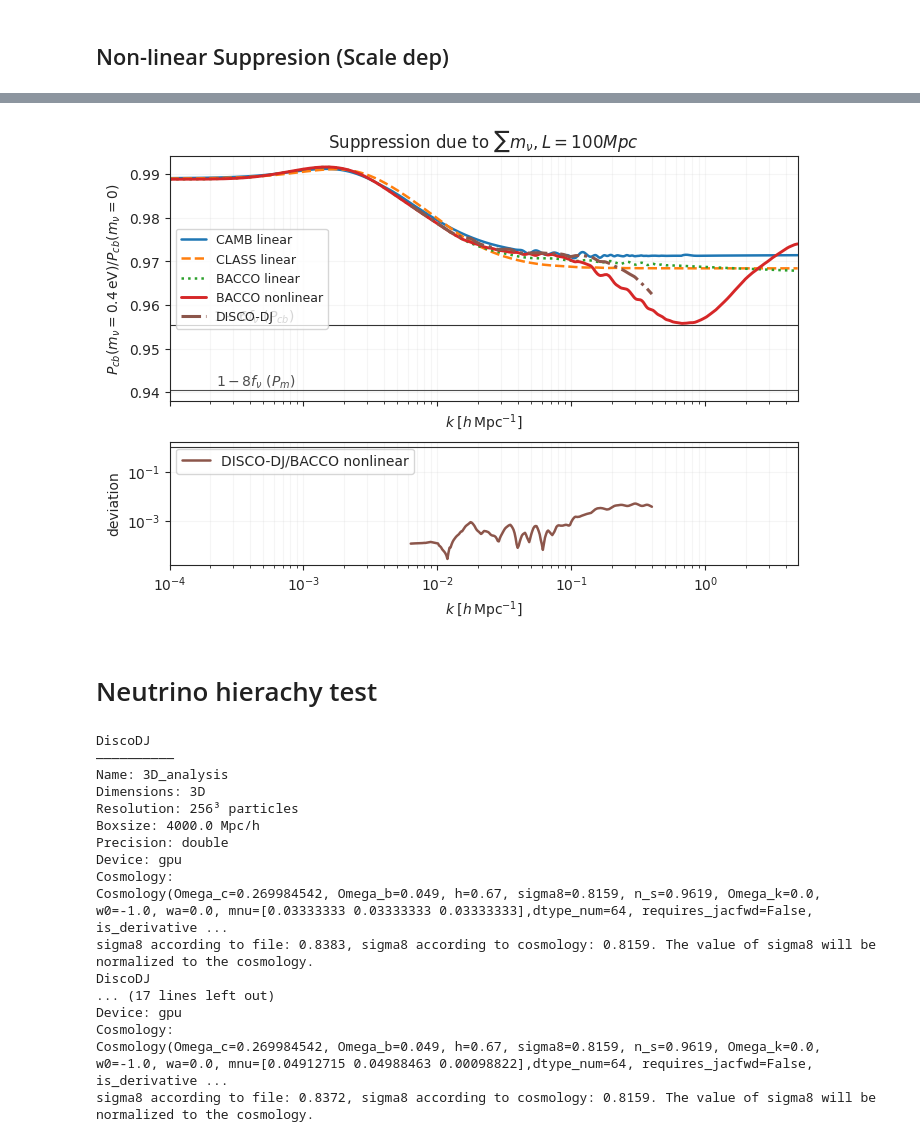
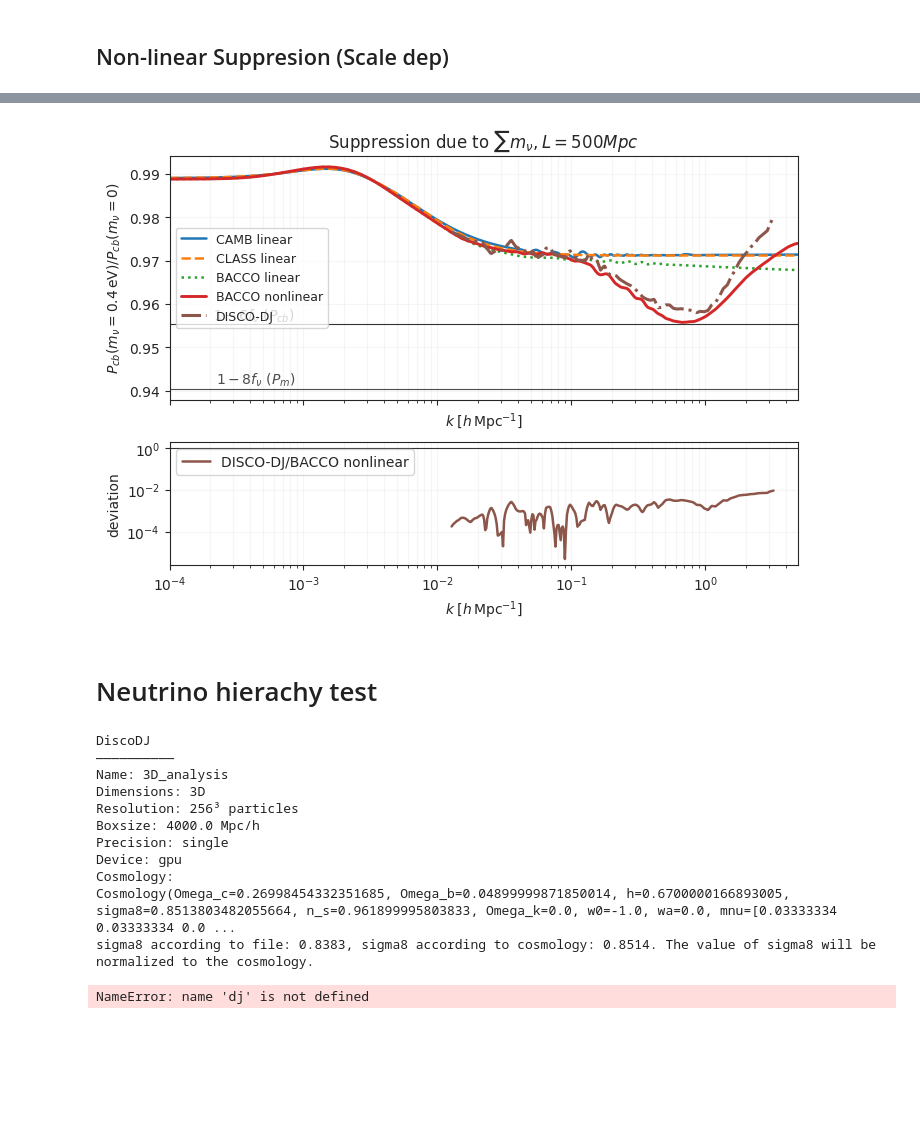
Before and after one commit to Xantyos13/DISCO-DJ, a Jupyter notebook: Neutrinos/Power_comparaison.ipynb, the cells around one changed output, grey strips where cells are left out. Cells and saved outputs as stored; diff of their text form; code cells hidden in the pictures; blank space fills up the shorter version.

Commit message:
Better precision + plots

```diff
--- a/Neutrinos/Power_comparaison.ipynb
+++ b/Neutrinos/Power_comparaison.ipynb
@@ -954,13 +946,13 @@ plt.show()
 # Set the parameters
 name = "3D_analysis"
 dim = 3
-precision = "double"
+precision = "single"
 if precision == "double":
     config.update("jax_enable_x64", True)
 
 # Define the boxsize and resolution
-boxsize = 1000  # in Mpc/h
-res = 128  # the particles live on a Lagrangrian grid of resolution (res)^dim
+boxsize = 500  # in Mpc/h
+res = 256  # the particles live on a Lagrangrian grid of resolution (res)^dim
 
 results_disco = []
 
@@ -970,7 +962,7 @@ cosmo = dict(Omega_c=omega_cdm,  # cold dark matter content
              Omega_b=omega_b,  # baryonic content (note: Disco-DJ so far only performs N-body simulations, no hydro; this is only used for the linear power spectrum!)
              h=h,  # dimensionless Hubble constant
              n_s=n_s,  # scalar spectral index
-             sigma8=0.8159,  # amplitude of matter density fluctuations at a scale of 8 Mpc/h
+             sigma8=sigma8,  # amplitude of matter density fluctuations at a scale of 8 Mpc/h
              mnu = mnu_massless) #Neutrino mass (eV)
 
 dj = DiscoDJ(dim=dim, res=res, name=name, device=device, precision=precision, boxsize=boxsize, cosmo=cosmo)
@@ -986,18 +978,18 @@ stepper = "bullfrog"
 method = "pm"
 res_pm = dj.res
 time_var = "D"
-antialias = 0
-grad_kernel_order = 4
+antialias = 1
+grad_kernel_order = 0
 laplace_kernel_order = 0
-worder = 2
-n_resample = 3
+worder = 3
+n_resample = 1
 deconvolve = True
 nlpt_order_ics = n_order
 chunk_size = None  # if you are running out of GPU memory, doing the mass assignment in smaller chunks might help (e.g. chunk_size = dj.res ** dj.dim // 16)
-
+a_targets = [1.0]
 for a_end in a_targets:
 
-    numsteps = 10 # number of steps to be performed
+    numsteps = 30 # number of steps to be performed
     a_ini = 0.02  # initial scale factor of the simulation (where it is initialized with LPT)
     a_list = np.linspace(a_ini, a_end, numsteps, endpoint=True)
 
@@ -1009,7 +1001,7 @@ for a_end in a_targets:
                                     nlpt_order_ics=nlpt_order_ics, n_resample=n_resample,
                                     deconvolve=deconvolve, return_displacement=False, chunk_size=chunk_size,
                                     convert_to_numpy=True)  # convert_to_numpy: same as above for the ICs and LPT
-    delta_sim = dj.get_delta_from_pos(X_sim, res= dj.res, n_resample=n_resample)
+    delta_sim = dj.get_delta_from_pos(X_sim, res= 2*dj.res, n_resample=n_resample, antialias=1)
     k, Pk, _ = dj.evaluate_power_spectrum(delta_sim, bins=dj.res//3, deconvolve=deconvolve, worder=worder)
 
     results_disco.append({
@@ -1028,7 +1020,7 @@ cosmo_nu = dict(Omega_c=omega_cdm,  # cold dark matter content
             Omega_b=omega_b,  # baryonic content (note: Disco-DJ so far only performs N-body simulations, no hydro; this is only used for the linear power spectrum!)
             h=h,  # dimensionless Hubble constant
             n_s=n_s,  # scalar spectral index
-            sigma8=0.8159,  # amplitude of matter density fluctuations at a scale of 8 Mpc/h
+            sigma8=sigma8,  # amplitude of matter density fluctuations at a scale of 8 Mpc/h
             mnu = mnu_deg) #Neutrino mass (eV)
 dj_nu = DiscoDJ(dim=dim, res=res, name=name, device=device, precision=precision, boxsize=boxsize, cosmo=cosmo_nu)
 print(dj_nu)
@@ -1037,8 +1029,8 @@ dj_nu = dj_nu.with_linear_ps(fix_sigma8=True, transfer_function="from_file", fil
 dj_nu = dj_nu.with_ics(white_noise_space="real", white_noise_field=white_noise_field, convert_to_numpy=True)
 k_pre_nu_nl, Pk_pre_nu_nl, _ = dj_nu.evaluate_power_spectrum(dj.delta_ini, compute_std=False, bins=80)
 for a_end in a_targets:
-    numsteps = 10  # number of steps to be performed
-    a_ini = 0.02  # initial scale factor of the simulation (where it is initialized with LPT)
+
+     # initial scale factor of the simulation (where it is initialized with LPT)
     a_list = np.linspace(a_ini, a_end, numsteps, endpoint=True)
     dj_nu = dj_nu.with_lpt(n_order=n_order, convert_to_numpy=True)  # convert_to_numpy as above; note that this breaks differentiability
     X_sim_nu, P_sim_nu, a_sim_nu = dj_nu.run_nbody(a_ini=a_ini, a_end=a_end, n_steps=numsteps, res_pm=res_pm,
@@ -1047,7 +1039,7 @@ for a_end in a_targets:
                                     nlpt_order_ics=nlpt_order_ics, n_resample=n_resample,
                                     deconvolve=deconvolve, return_displacement=False, chunk_size=chunk_size,
                                     convert_to_numpy=True)  # convert_to_numpy: same as above for the ICs and LPT
-    delta_sim_nu = dj_nu.get_delta_from_pos(X_sim_nu, res= dj.res, n_resample=n_resample)
+    delta_sim_nu = dj_nu.get_delta_from_pos(X_sim_nu, res= 2*dj.res, n_resample=n_resample, antialias=1)
     k_nu, Pk_nu, _ = dj_nu.evaluate_power_spectrum(delta_sim_nu, bins=dj.res//3, deconvolve=deconvolve, worder=worder)
     results_disco.append({
         "k": k,
@@ -1277,42 +1269,51 @@ ax.annotate(
     color="0.3",
 )
 
 ax.set_xscale("log")
 ax.set_xlim(k_h.min(), k_h.max())
 
 ax.set_xlabel(r"$k\;[h\,{\rm Mpc}^{-1}]$")
 ax.set_ylabel(
     r"$P_{cb}(m_\nu=0.4\,{\rm eV}) / P_{cb}(m_\nu=0)$"
 )
 
-ax.set_title(rf"Suppression due to $\sum m_\nu , L=100 Mpc$")
+ax.set_title(rf"Suppression due to $\sum m_\nu , L=500 Mpc$")
 
 ax.legend(prop={'size': 9})
 ax.grid(True, which="both", alpha=0.18)
 
 axr.semilogx(k_h, abs(ratio_dj /  ratio_bacco_nl-1), color="C5", lw=1.8, label="DISCO-DJ/BACCO nonlinear")
 
 
 axr.axhline(1.0, color="0.2", lw=0.8)
 
 axr.set_xlabel(r"$k\;[h\,{\rm Mpc}^{-1}]$")
 axr.set_ylabel("deviation")
 axr.set_xlim(k_h.min(), k_h.max())
 
 #axr.set_ylim(0.97,1.03)
 axr.set_yscale("log")
 axr.legend(prop={'size': 10},loc=2)
 axr.grid(True, which="both", alpha=0.18)
 #plt.savefig('supp_nl.pgf')
 # %% [output]
-[figure, old version]
+[figure, new version]
 # %% [markdown]
 # Neutrino hierachy test
 # %%
+## FIX m_nu to 0.1eV to see differences btw hierarchies
+
+mnu_massless = [0,0,0]
+mnu_deg = [0.1/3,0.1/3,0.1/3] # Array of neutrinos masses for degenerarte case
+m1,m2,m3 = get_masses(2.45e-3,7.50e-5,0.1,'NH')
+mnu_NH =[m1,m2,m3]
+m1,m2,m3 = get_masses(2.45e-3,7.50e-5,0.1,'IH')
+mnu_IH = [m1,m2,m3]
+
 # Set the parameters
 name = "3D_analysis"
 dim = 3
-precision = "double"
+precision = "single"
 if precision == "double":
     config.update("jax_enable_x64", True)
 
@@ -1328,7 +1329,7 @@ for m in masses :
                 Omega_b=omega_b,  # baryonic content (note: Disco-DJ so far only performs N-body simulations, no hydro; this is only used for the linear power spectrum!)
                 h=h,  # dimensionless Hubble constant
                 n_s=n_s,  # scalar spectral index
-                sigma8=0.8159,  # amplitude of matter density fluctuations at a scale of 8 Mpc/h
+                sigma8=sigma8,  # amplitude of matter density fluctuations at a scale of 8 Mpc/h
                 mnu = m) #Neutrino mass (eV)
 
     dj_nu = DiscoDJ(dim=dim, res=res, name=name, device=device, precision=precision, boxsize=boxsize, cosmo=cosmo_nu)
@@ -1342,8 +1343,8 @@ for m in masses :
     antialias = 0
     grad_kernel_order = 4
     laplace_kernel_order = 0
-    worder = 2
-    n_resample = 3
+    worder = 3
+    n_resample = 1
     deconvolve = True
     nlpt_order_ics = n_order
     chunk_size = None
@@ -1369,7 +1370,7 @@ for m in masses :
                                         nlpt_order_ics=nlpt_order_ics, n_resample=n_resample,
                                         deconvolve=deconvolve, return_displacement=False, chunk_size=chunk_size,
                                         convert_to_numpy=True)  # convert_to_numpy: same as above for the ICs and LPT
-        delta_sim_nu = dj_nu.get_delta_from_pos(X_sim_nu, res= dj.res, n_resample=n_resample)
+        delta_sim_nu = dj_nu.get_delta_from_pos(X_sim_nu, res= 2*dj.res, n_resample=n_resample,antialias=1)
         k_nu, Pk_nu, _ = dj_nu.evaluate_power_spectrum(delta_sim_nu, bins=dj.res//3, deconvolve=deconvolve, worder=worder)
 
 
@@ -1407,15 +1408,10 @@ Name: 3D_analysis
 Dimensions: 3D
 Resolution: 256³ particles
 Boxsize: 4000.0 Mpc/h
-Precision: double
+Precision: single
 Device: gpu
 Cosmology:
-Cosmology(Omega_c=0.269984542, Omega_b=0.049, h=0.67, sigma8=0.8159, n_s=0.9619, Omega_k=0.0, w0=-1.0, wa=0.0, mnu=[0.03333333 0.03333333 0.03333333],dtype_num=64, requires_jacfwd=False, is_derivative ...
-sigma8 according to file: 0.8383, sigma8 according to cosmology: 0.8159. The value of sigma8 will be normalized to the cosmology.
-DiscoDJ
-... (17 lines left out)
-Device: gpu
-Cosmology:
-Cosmology(Omega_c=0.269984542, Omega_b=0.049, h=0.67, sigma8=0.8159, n_s=0.9619, Omega_k=0.0, w0=-1.0, wa=0.0, mnu=[0.04912715 0.04988463 0.00098822],dtype_num=64, requires_jacfwd=False, is_derivative ...
-sigma8 according to file: 0.8372, sigma8 according to cosmology: 0.8159. The value of sigma8 will be normalized to the cosmology.
+Cosmology(Omega_c=0.26998454332351685, Omega_b=0.04899999871850014, h=0.6700000166893005, sigma8=0.8513803482055664, n_s=0.961899995803833, Omega_k=0.0, w0=-1.0, wa=0.0, mnu=[0.03333334 0.03333334 0.0 ...
+sigma8 according to file: 0.8383, sigma8 according to cosmology: 0.8514. The value of sigma8 will be normalized to the cosmology.
+NameError: name 'dj' is not defined
 # %%
```
Also changed, not shown: parts of 14 cells of this notebook, 13 other files.
